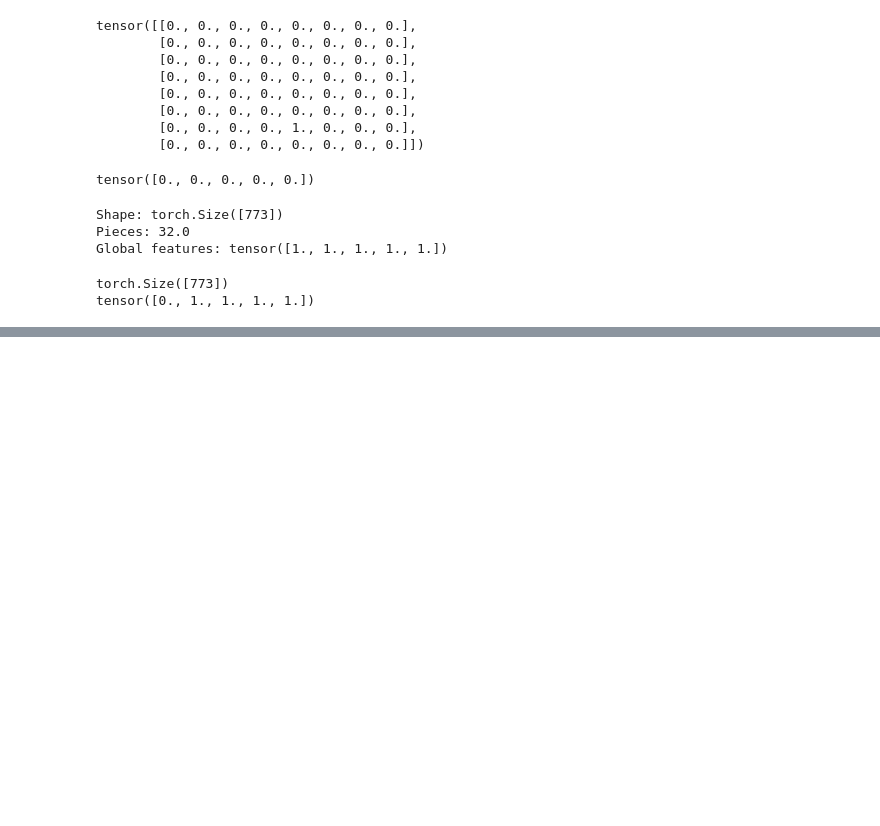
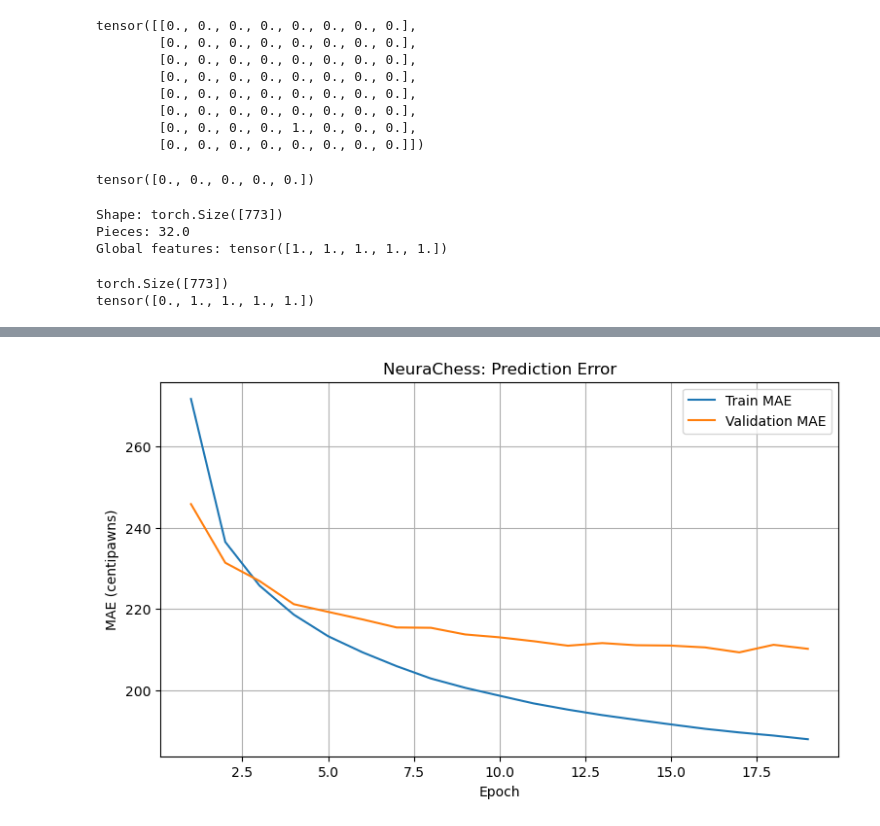
Before and after one commit to ArsalanTahirr/NeuraChess, a Jupyter notebook: notebooks/01_neural_experiments.ipynb, the cells around one changed output, grey strips where cells are left out. Drawn from its saved outputs; the diff is of its cells as text; code cells hidden in the pictures; blank space fills up the shorter version.

```diff
--- a/notebooks/01_neural_experiments.ipynb
+++ b/notebooks/01_neural_experiments.ipynb
@@ -98,0 +372,14 @@ tensor([0., 1., 1., 1., 1.])
+# %%
+plt.figure(figsize=(9, 5))
+
+plt.plot(epochs, history["train_mae_cp"], label="Train MAE")
+plt.plot(epochs, history["val_mae_cp"], label="Validation MAE")
+
+plt.xlabel("Epoch")
+plt.ylabel("MAE (centipawns)")
+plt.title("NeuraChess: Prediction Error")
+plt.legend()
+plt.grid(True)
+plt.show()
+# %% [output]
+[figure, added]
```
Also changed, not shown: parts of 15 cells of this notebook, 1 other file.
